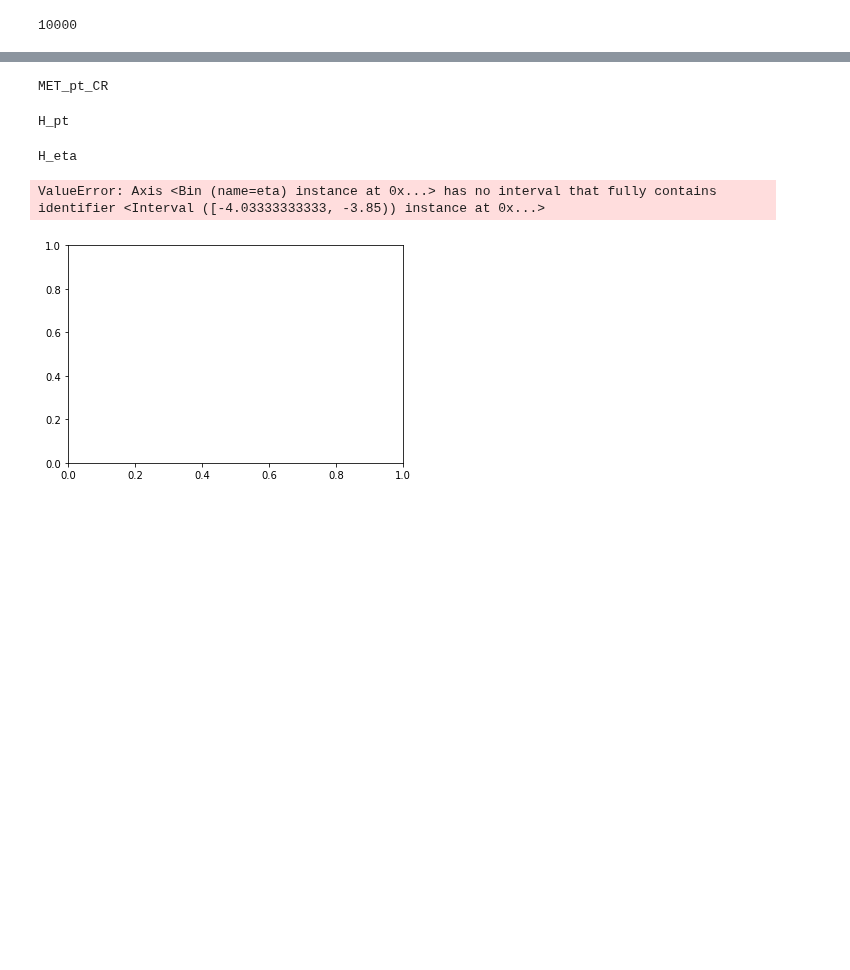
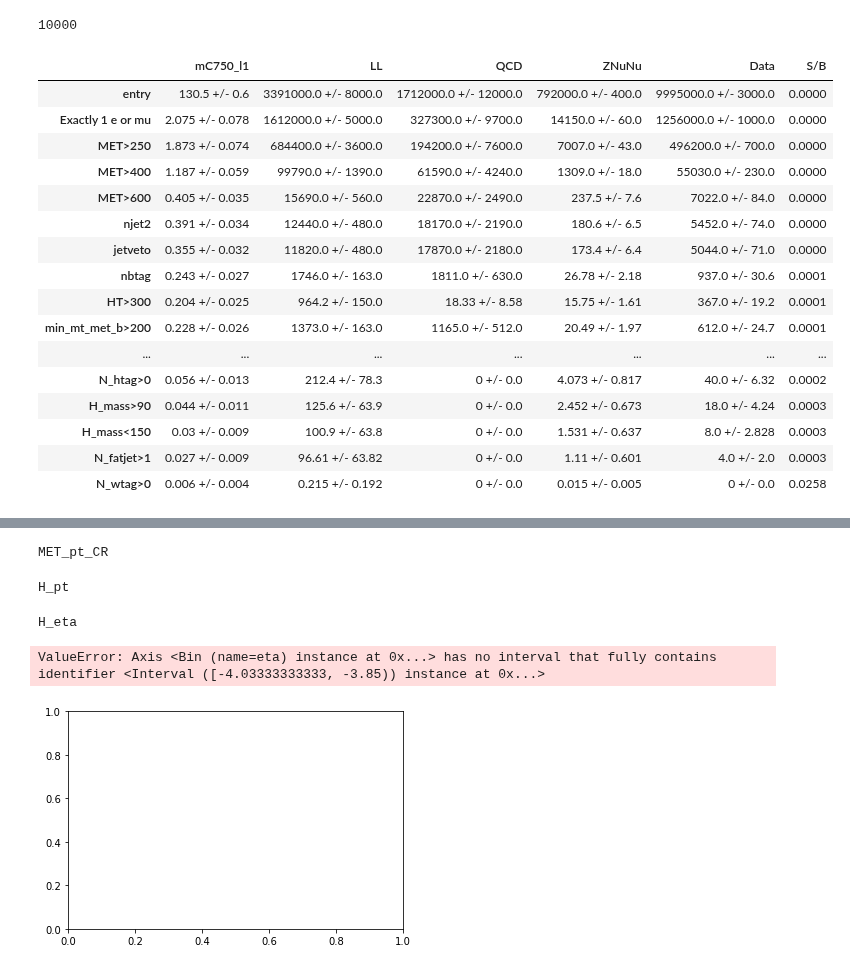
Before and after one commit to mirandabryson/tW_scattering, a Jupyter notebook: processor/oneLep_CR.ipynb, the cells around one changed output, grey strips where cells are left out. Drawn from its saved outputs; the diff is of its cells as text; code cells hidden in the pictures; blank space fills up the shorter version.

```diff
--- a/processor/oneLep_CR.ipynb
+++ b/processor/oneLep_CR.ipynb
@@ -483,13 +487,31 @@ else:
 # %%
 # Cutflow
 from Tools.helpers import getCutFlowTable
 
 #processes = ['mC750_l1', 'WJets', 'QCD', 'TTJets', 'ZNuNu', 'ST', 'ttW/ttZ', 'WW/WZ/ZZ']
 processes = ['mC750_l1', 'LL', 'QCD', 'ZNuNu','Data']
 lines     = ['entry']
-lines    += ['Exactly 1 e or mu', 'njet2', 'jetveto', 'nbtag',  'HT>300', 'min_dphiJetMet4', 'dphiDiJet', 'dphiDiFatJet', 'N_fatjet>0', 'N_htag>0', 'H_mass>90', 'H_mass<150',  'N_fatjet>1', 'N_wtag>0',  'MET>250', 'MET>400', 'MET>600']
+lines    += ['Exactly 1 e or mu', 'MET>250', 'MET>400', 'MET>600', 'njet2', 'jetveto', 'nbtag',  'HT>300', 'min_mt_met_b>200', 'min_dphiJetMet4', 'dphiDiJet', 'dphiDiFatJet', 'N_fatjet>0', 'N_htag>0',  'H_mass>90', 'H_mass<150', 'N_fatjet>1', 'N_wtag>0']
 df        = getCutFlowTable(output, processes=processes, lines=lines, significantFigures=4, signal='mC750_l1')
 df
+# %% [output]
+|  | mC750_l1 | LL | QCD | ZNuNu | Data | S/B |
+| entry | 130.5 +/- 0.6 | 3391000.0 +/- 8000.0 | 1712000.0 +/- 12000.0 | 792000.0 +/- 400.0 | 9995000.0 +/- 3000.0 | 0.0000 |
+| Exactly 1 e or mu | 2.075 +/- 0.078 | 1612000.0 +/- 5000.0 | 327300.0 +/- 9700.0 | 14150.0 +/- 60.0 | 1256000.0 +/- 1000.0 | 0.0000 |
+| MET>250 | 1.873 +/- 0.074 | 684400.0 +/- 3600.0 | 194200.0 +/- 7600.0 | 7007.0 +/- 43.0 | 496200.0 +/- 700.0 | 0.0000 |
+| MET>400 | 1.187 +/- 0.059 | 99790.0 +/- 1390.0 | 61590.0 +/- 4240.0 | 1309.0 +/- 18.0 | 55030.0 +/- 230.0 | 0.0000 |
+| MET>600 | 0.405 +/- 0.035 | 15690.0 +/- 560.0 | 22870.0 +/- 2490.0 | 237.5 +/- 7.6 | 7022.0 +/- 84.0 | 0.0000 |
+| njet2 | 0.391 +/- 0.034 | 12440.0 +/- 480.0 | 18170.0 +/- 2190.0 | 180.6 +/- 6.5 | 5452.0 +/- 74.0 | 0.0000 |
+| jetveto | 0.355 +/- 0.032 | 11820.0 +/- 480.0 | 17870.0 +/- 2180.0 | 173.4 +/- 6.4 | 5044.0 +/- 71.0 | 0.0000 |
+| nbtag | 0.243 +/- 0.027 | 1746.0 +/- 163.0 | 1811.0 +/- 630.0 | 26.78 +/- 2.18 | 937.0 +/- 30.6 | 0.0001 |
+| HT>300 | 0.204 +/- 0.025 | 964.2 +/- 150.0 | 18.33 +/- 8.58 | 15.75 +/- 1.61 | 367.0 +/- 19.2 | 0.0001 |
+| min_mt_met_b>200 | 0.228 +/- 0.026 | 1373.0 +/- 163.0 | 1165.0 +/- 512.0 | 20.49 +/- 1.97 | 612.0 +/- 24.7 | 0.0001 |
+| ... | ... | ... | ... | ... | ... | ... |
+| N_htag>0 | 0.056 +/- 0.013 | 212.4 +/- 78.3 | 0 +/- 0.0 | 4.073 +/- 0.817 | 40.0 +/- 6.32 | 0.0002 |
+| H_mass>90 | 0.044 +/- 0.011 | 125.6 +/- 63.9 | 0 +/- 0.0 | 2.452 +/- 0.673 | 18.0 +/- 4.24 | 0.0003 |
+| H_mass<150 | 0.03 +/- 0.009 | 100.9 +/- 63.8 | 0 +/- 0.0 | 1.531 +/- 0.637 | 8.0 +/- 2.828 | 0.0003 |
+| N_fatjet>1 | 0.027 +/- 0.009 | 96.61 +/- 63.82 | 0 +/- 0.0 | 1.11 +/- 0.601 | 4.0 +/- 2.0 | 0.0003 |
+| N_wtag>0 | 0.006 +/- 0.004 | 0.215 +/- 0.192 | 0 +/- 0.0 | 0.015 +/- 0.005 | 0 +/- 0.0 | 0.0258 |
 # %%
 # Efficiencies
 df = getCutFlowTable(output, processes=processes, lines=lines, significantFigures=3, absolute=False)
```
Also changed, not shown: parts of 3 cells of this notebook, 3 other files.
